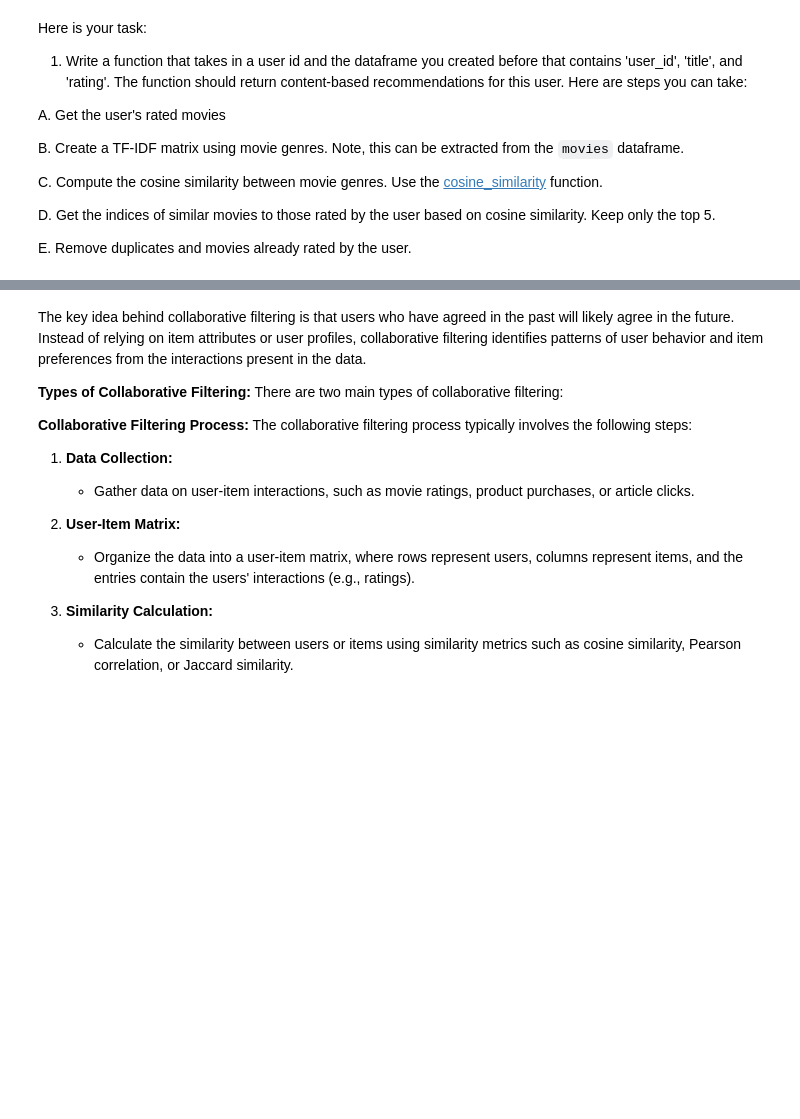
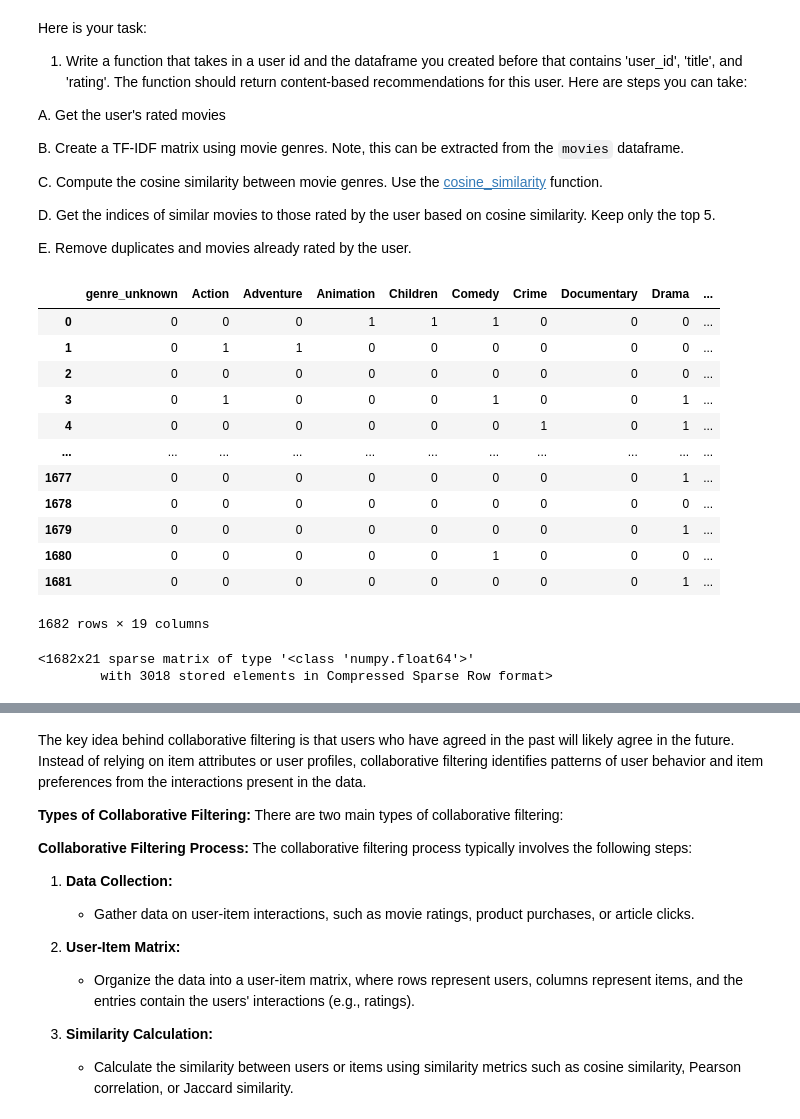
Before and after one commit to TimHBSWFL/UCSD_MLE_Projects, a Jupyter notebook: Student_MLE_MiniProject_Recommendation_Engines.ipynb, the cells around one changed output, grey strips where cells are left out. Cells and saved outputs as stored; diff of their text form; code cells hidden in the pictures; blank space fills up the shorter version.

```diff
--- a/Student_MLE_MiniProject_Recommendation_Engines.ipynb
+++ b/Student_MLE_MiniProject_Recommendation_Engines.ipynb
@@ -271,3 +272,27 @@ Here is your task:
   D. Get the indices of similar movies to those rated by the user based on cosine similarity. Keep only the top 5.
 
   E. Remove duplicates and movies already rated by the user.
+# %%
+movies[genre_cols]
+# %% [output]
+|  | genre_unknown | Action | Adventure | Animation | Children | Comedy | Crime | Documentary | Drama | ... |
+| 0 | 0 | 0 | 0 | 1 | 1 | 1 | 0 | 0 | 0 | ... |
+| 1 | 0 | 1 | 1 | 0 | 0 | 0 | 0 | 0 | 0 | ... |
+| 2 | 0 | 0 | 0 | 0 | 0 | 0 | 0 | 0 | 0 | ... |
+| 3 | 0 | 1 | 0 | 0 | 0 | 1 | 0 | 0 | 1 | ... |
+| 4 | 0 | 0 | 0 | 0 | 0 | 0 | 1 | 0 | 1 | ... |
+| ... | ... | ... | ... | ... | ... | ... | ... | ... | ... | ... |
+| 1677 | 0 | 0 | 0 | 0 | 0 | 0 | 0 | 0 | 1 | ... |
+| 1678 | 0 | 0 | 0 | 0 | 0 | 0 | 0 | 0 | 0 | ... |
+| 1679 | 0 | 0 | 0 | 0 | 0 | 0 | 0 | 0 | 1 | ... |
+| 1680 | 0 | 0 | 0 | 0 | 0 | 1 | 0 | 0 | 0 | ... |
+| 1681 | 0 | 0 | 0 | 0 | 0 | 0 | 0 | 0 | 1 | ... |
+1682 rows × 19 columns
+# %%
+movies['genres'] = movies[genre_cols].apply(lambda row: ' '.join(row.index[row.astype(bool)]), axis=1)
+vectorizer = TfidfVectorizer()
+tfidf_matrix = vectorizer.fit_transform(movies['genres'])
+tfidf_matrix
+# %% [output]
+<1682x21 sparse matrix of type '<class 'numpy.float64'>'
+        with 3018 stored elements in Compressed Sparse Row format>
```
Also changed, not shown: parts of 12 cells of this notebook.
